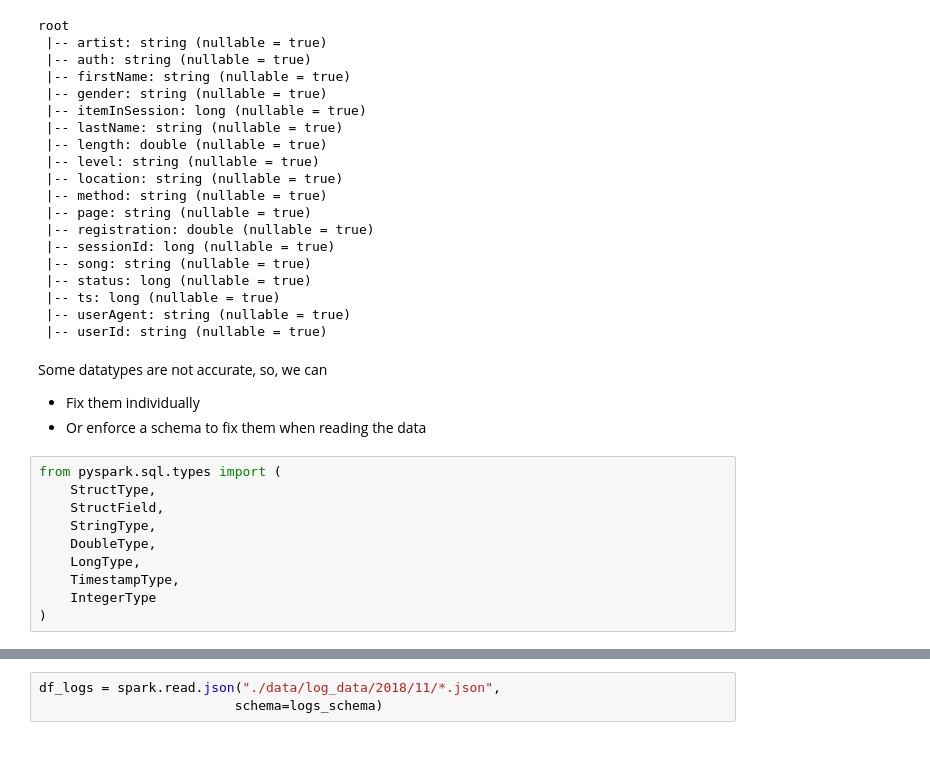
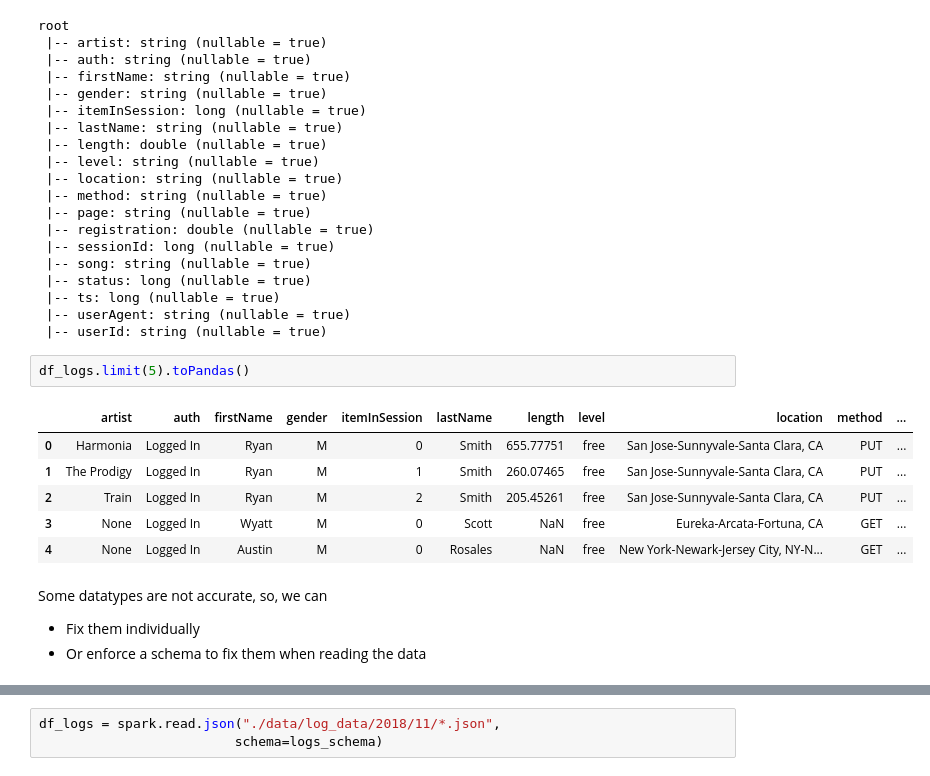
Before and after one commit to Hazem0h/Spark-DataLake-Udacity, a Jupyter notebook: etl.ipynb, the cells around one changed output, grey strips where cells are left out. Cells and saved outputs as stored; diff of their text form.

Commit message:
First draft notebook that works with local data

```diff
--- a/etl.ipynb
+++ b/etl.ipynb
@@ -119,18 +145,17 @@ root
  |-- ts: long (nullable = true)
  |-- userAgent: string (nullable = true)
  |-- userId: string (nullable = true)
+# %%
+df_logs.limit(5).toPandas()
+# %% [output]
+|  | artist | auth | firstName | gender | itemInSession | lastName | length | level | location | method | ... |
+| 0 | Harmonia | Logged In | Ryan | M | 0 | Smith | 655.77751 | free | San Jose-Sunnyvale-Santa Clara, CA | PUT | ... |
+| 1 | The Prodigy | Logged In | Ryan | M | 1 | Smith | 260.07465 | free | San Jose-Sunnyvale-Santa Clara, CA | PUT | ... |
+| 2 | Train | Logged In | Ryan | M | 2 | Smith | 205.45261 | free | San Jose-Sunnyvale-Santa Clara, CA | PUT | ... |
+| 3 | None | Logged In | Wyatt | M | 0 | Scott | NaN | free | Eureka-Arcata-Fortuna, CA | GET | ... |
+| 4 | None | Logged In | Austin | M | 0 | Rosales | NaN | free | New York-Newark-Jersey City, NY-N... | GET | ... |
 # %% [markdown]
 Some datatypes are not accurate, so, we can
 * Fix them individually
 * Or enforce a schema to fix them when reading the data
-# %%
-from pyspark.sql.types import (
-    StructType,
-    StructField,
-    StringType,
-    DoubleType,
-    LongType,
-    TimestampType,
-    IntegerType
-)
 # %%
```
Also changed, not shown: parts of 26 cells of this notebook, 3 other files.
